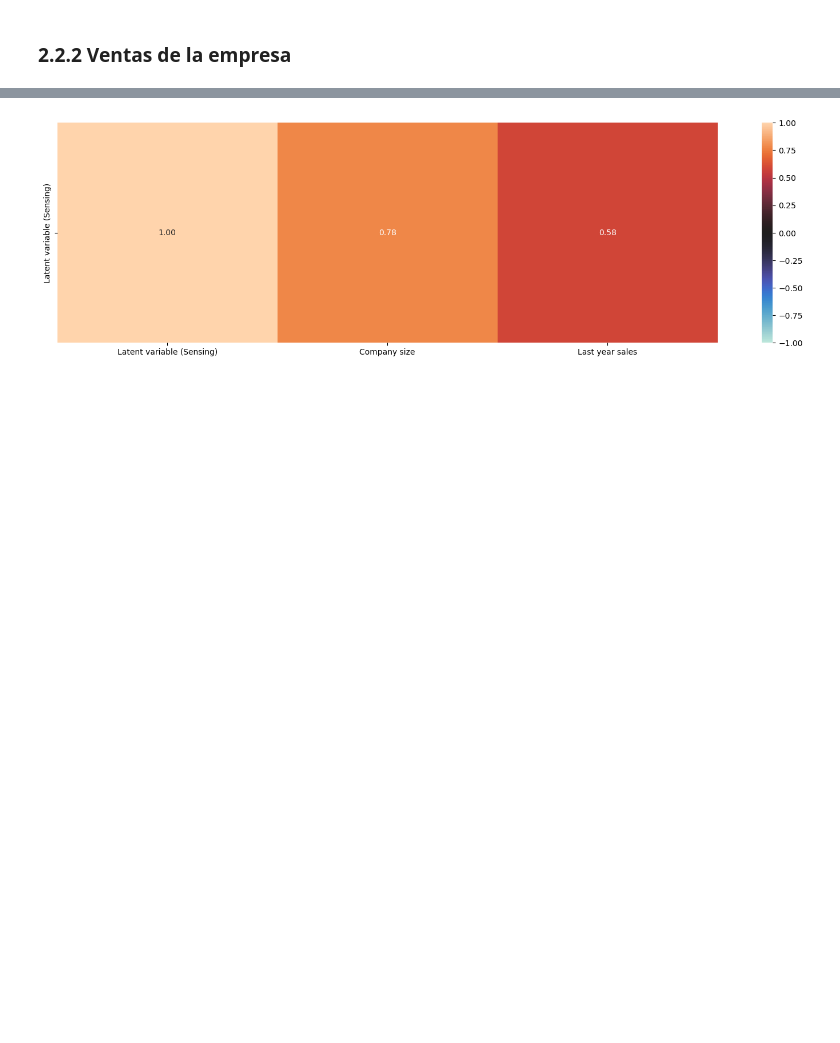
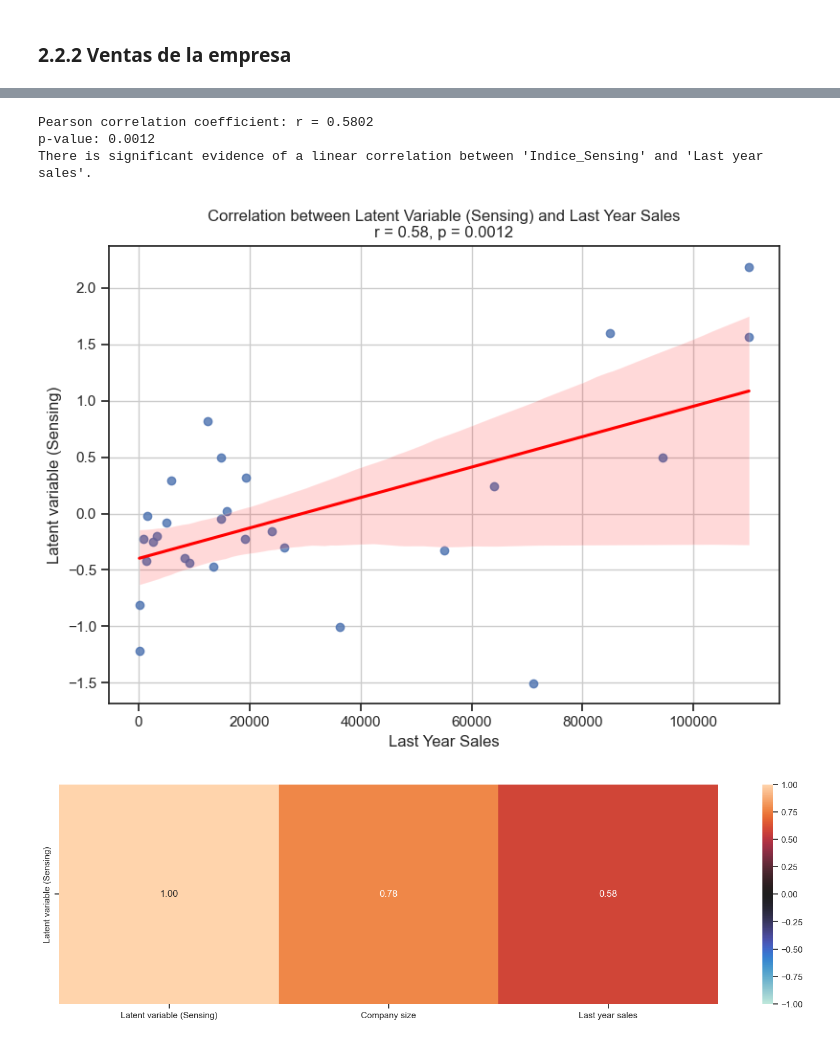
Before and after one commit to AlejaGuz/orange, a Jupyter notebook: Notebook_AFO_LFM_v2.ipynb, the cells around one changed output, grey strips where cells are left out. Saved outputs shown, nothing was run; the diff lists cells and outputs as text; code cells hidden in the pictures; blank space fills up the shorter version.

```diff
--- a/Notebook_AFO_LFM_v2.ipynb
+++ b/Notebook_AFO_LFM_v2.ipynb
@@ -778,3 +886,32 @@ plt.show()
+# %%
+# Pearson correlation coefficient and p-value calculation
+r, p_value = pearsonr(df_analysis_multivariate_final['Indice_Sensing'], df_analysis_multivariate_final['Last year sales'])
+
+# Results
+print(f"Pearson correlation coefficient: r = {r:.4f}")
+print(f"p-value: {p_value:.4f}")
+
+# Interpretation
+alpha = 0.05
+if p_value < alpha:
+    print("There is significant evidence of a linear correlation between 'Indice_Sensing' and 'Last year sales'.")
+else:
+    print("No significant evidence of a linear correlation was found between 'Indice_Sensing' and 'Last year sales'.")
+
+# Visualization
+plt.figure(figsize=(8, 6))
+sns.regplot(data=df_analysis_multivariate_final, x='Last year sales', y='Indice_Sensing', ci=95, line_kws={'color': 'red'})
+plt.title(f"Correlation between Latent Variable (Sensing) and Last Year Sales\nr = {r:.2f}, p = {p_value:.4f}")
+plt.xlabel("Last Year Sales")
+plt.ylabel("Latent variable (Sensing)")
+plt.grid(True)
+plt.tight_layout()
+plt.show()
+# %% [output]
+Pearson correlation coefficient: r = 0.5802
+p-value: 0.0012
+There is significant evidence of a linear correlation between 'Indice_Sensing' and 'Last year sales'.
+[figure, added]
 # %%
 df_promedio_empresa_corr=df_analysis_multivariate_final.copy()
 
```
Also changed, not shown: parts of 122 cells of this notebook, 12 other files.
